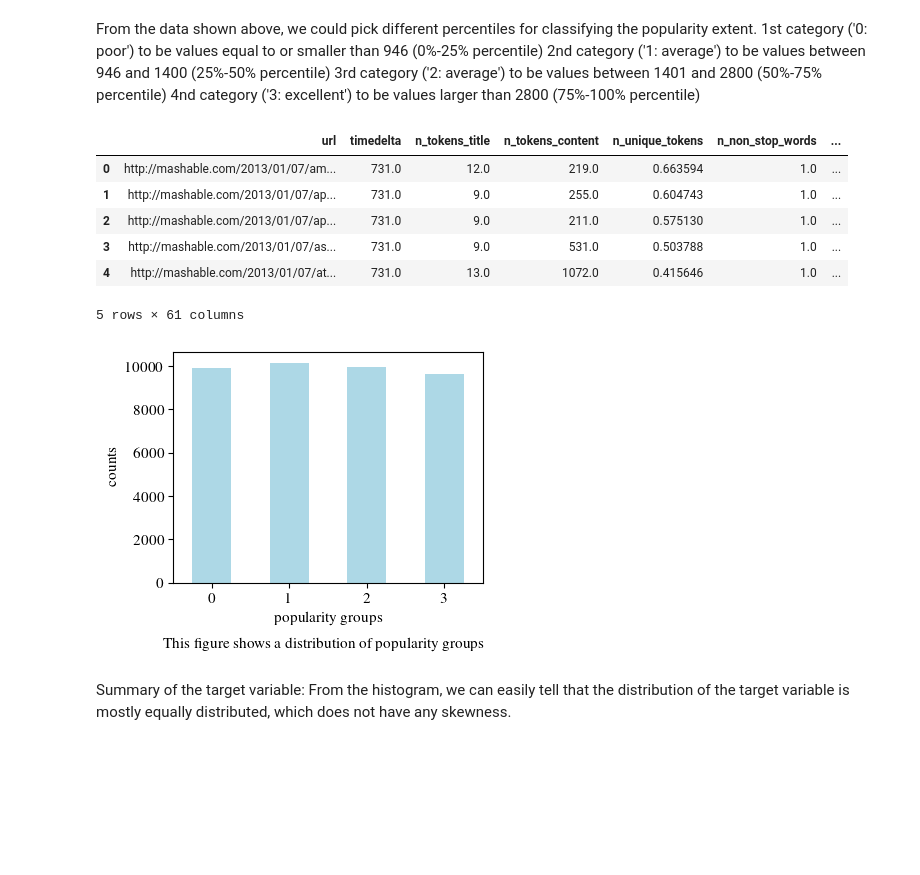
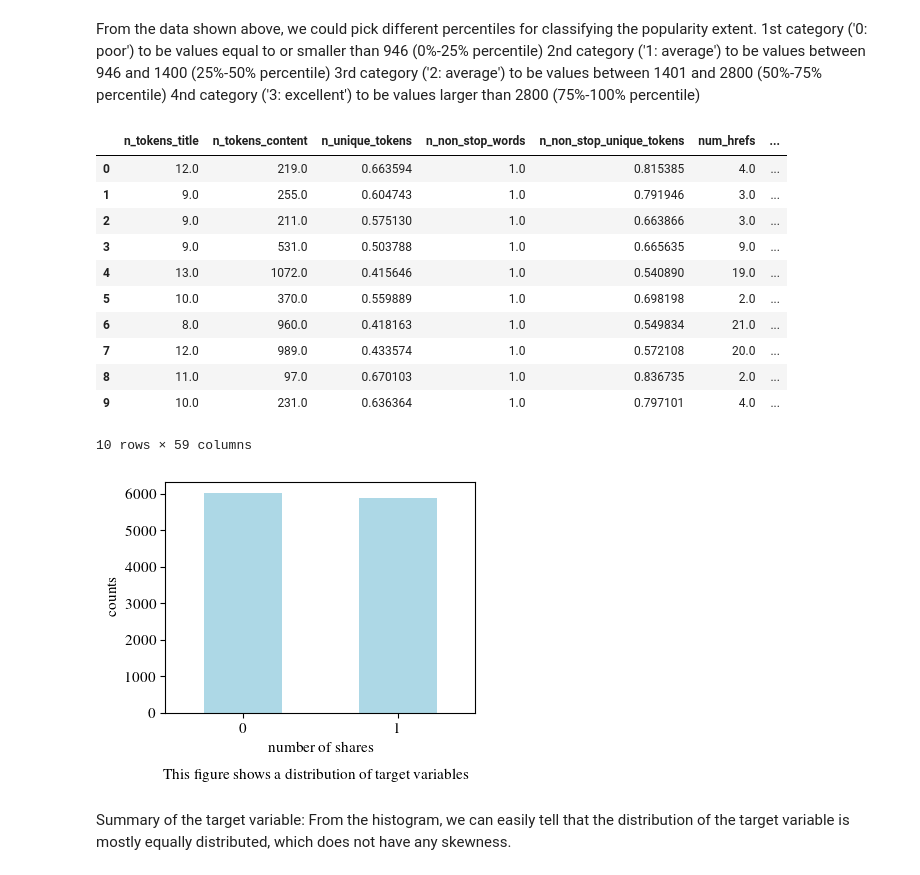
Before and after one commit to qmdeng/Machine-Learning-Project, a Jupyter notebook: src/Data1030 -- Project copy.ipynb, the cells around one changed output. Cells and saved outputs as stored; diff of their text form; code cells hidden in the pictures; blank space fills up the shorter version.

```diff
--- a/src/Data1030 -- Project copy.ipynb
+++ b/src/Data1030 -- Project copy.ipynb
@@ -8,5 +8,7 @@ import seaborn as sns
 from sklearn.feature_selection import f_regression, mutual_info_regression
 
 df=pd.read_csv('/Users/qinmiaodeng/Desktop/DATA1030-Fall2022/Data1030-Project/data/OnlineNewsPopularity.csv', sep=', ')
+df=df.drop(['url'], axis=1)
+df=df.drop(['timedelta'],axis=1)
 df.head()
 # %% [output]
@@ -73,35 +75,38 @@ From the data shown above, we could pick different percentiles for classifying t
 4nd category ('3: excellent') to be values larger than 2800 (75%-100% percentile)
 # %%
 #establish categories for our target variable
-df['shares'] = np.where(df['shares'] <=946, 0, df['shares'])
-df['shares'] = np.where((df['shares'] > 946) & (df['shares'] <= 1400), 1, df['shares'])
-df['shares'] = np.where((df['shares'] > 1400) & (df['shares'] <= 2800), 2, df['shares'])
-df['shares'] = np.where(df['shares'] >2800, 3, df['shares'])
-df.head()
+df['shares'] = np.where(df['shares'] <=1400, 0, df['shares'])
+df['shares'] = np.where((df['shares'] > 1400), 1, df['shares'])
+df.head(10)
 # %% [output]
-|  | url | timedelta | n_tokens_title | n_tokens_content | n_unique_tokens | n_non_stop_words | ... |
-| 0 | http://mashable.com/2013/01/07/am... | 731.0 | 12.0 | 219.0 | 0.663594 | 1.0 | ... |
-| 1 | http://mashable.com/2013/01/07/ap... | 731.0 | 9.0 | 255.0 | 0.604743 | 1.0 | ... |
-| 2 | http://mashable.com/2013/01/07/ap... | 731.0 | 9.0 | 211.0 | 0.575130 | 1.0 | ... |
-| 3 | http://mashable.com/2013/01/07/as... | 731.0 | 9.0 | 531.0 | 0.503788 | 1.0 | ... |
-| 4 | http://mashable.com/2013/01/07/at... | 731.0 | 13.0 | 1072.0 | 0.415646 | 1.0 | ... |
+|  | n_tokens_title | n_tokens_content | n_unique_tokens | n_non_stop_words | n_non_stop_unique_tokens | num_hrefs | ... |
+| 0 | 12.0 | 219.0 | 0.663594 | 1.0 | 0.815385 | 4.0 | ... |
+| 1 | 9.0 | 255.0 | 0.604743 | 1.0 | 0.791946 | 3.0 | ... |
+| 2 | 9.0 | 211.0 | 0.575130 | 1.0 | 0.663866 | 3.0 | ... |
+| 3 | 9.0 | 531.0 | 0.503788 | 1.0 | 0.665635 | 9.0 | ... |
+| 4 | 13.0 | 1072.0 | 0.415646 | 1.0 | 0.540890 | 19.0 | ... |
+| 5 | 10.0 | 370.0 | 0.559889 | 1.0 | 0.698198 | 2.0 | ... |
+| 6 | 8.0 | 960.0 | 0.418163 | 1.0 | 0.549834 | 21.0 | ... |
+| 7 | 12.0 | 989.0 | 0.433574 | 1.0 | 0.572108 | 20.0 | ... |
+| 8 | 11.0 | 97.0 | 0.670103 | 1.0 | 0.836735 | 2.0 | ... |
+| 9 | 10.0 | 231.0 | 0.636364 | 1.0 | 0.797101 | 4.0 | ... |
-5 rows × 61 columns
+10 rows × 59 columns
 # %%
 #visualize the target variable in histogram
 plt.rcParams["figure.figsize"] = (4,3)
 pd.value_counts(df['shares']).sort_index().plot.bar(color = ['lightblue'])
 plt.xticks(rotation = 360,size=11)
 plt.yticks(size=11)
-plt.xlabel('popularity groups',size=11)
+plt.xlabel('number of shares',size=11)
 plt.ylabel('counts',size=11)
-txt = "This figure shows a distribution of popularity groups"
+txt = "This figure shows a distribution of target variables"
 plt.figtext(0.5, -0.11, txt, ha='center', size=11)
 rc('font',**{'family':'serif','serif':['Times']})
 rc('text', usetex=True)
 plt.savefig('/Users/qinmiaodeng/Desktop/DATA1030-Fall2022/Data1030-Project/fig/population.png', format='png', bbox_inches="tight", dpi=300)
 plt.show()
 # %% [output]
-[figure, old version]
+[figure, new version]
 # %% [markdown]
 Summary of the target variable:
 From the histogram, we can easily tell that the distribution of the target variable is mostly equally distributed, which does not have any skewness.
```
Also changed, not shown: parts of 71 cells of this notebook, 35 other files.
